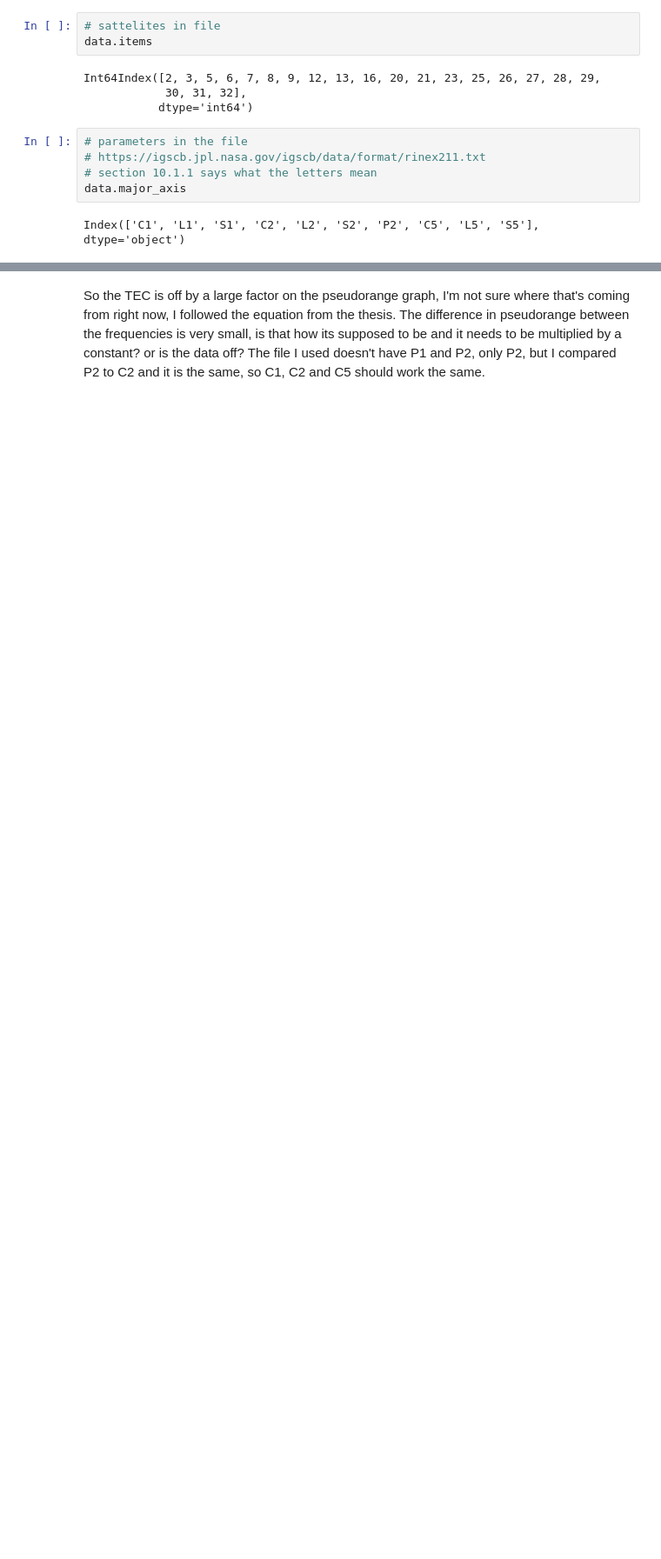
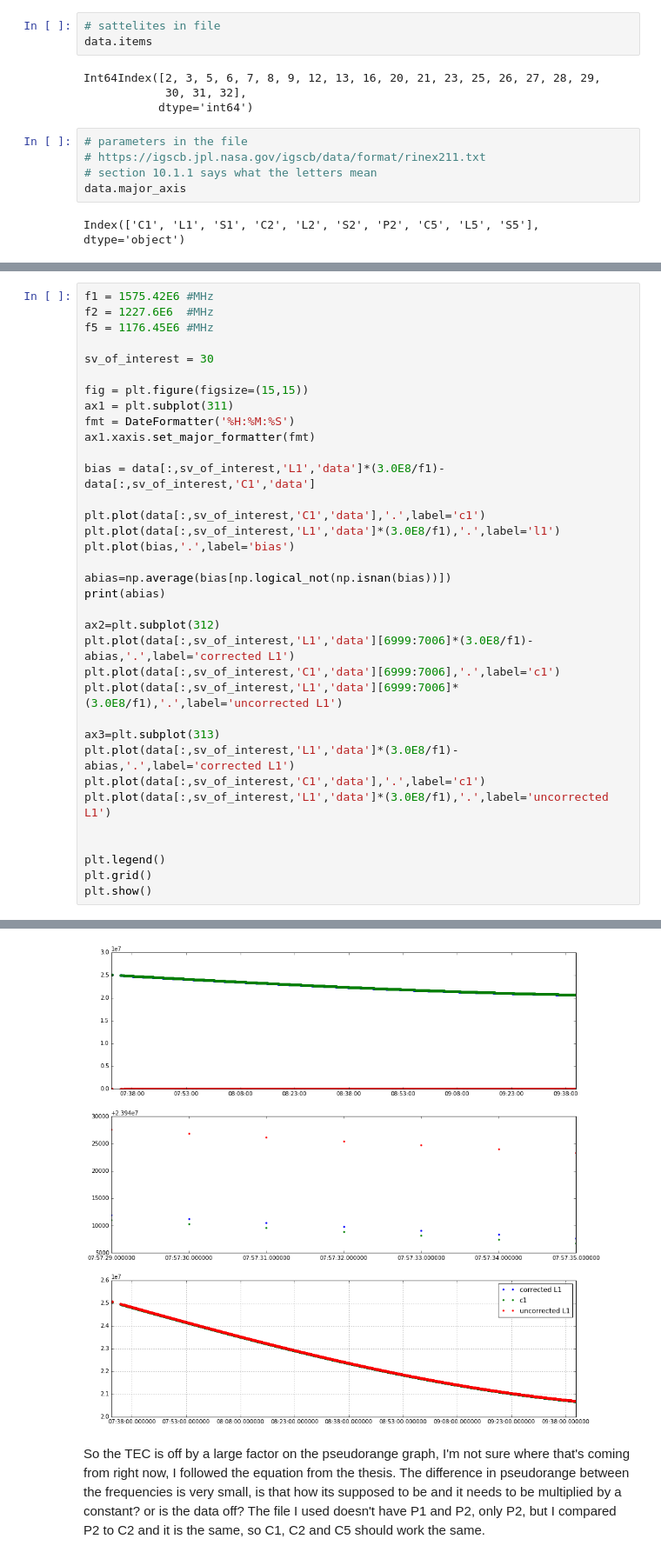
Before and after one commit to jswoboda/MahaliPlotting, a Jupyter notebook: read rinex demo/ReadRinex Demo.ipynb, the cells around one changed output, grey strips where cells are left out. Shown at 87% size. Drawn from its saved outputs; the diff is of its cells as text; blank space fills up the shorter version.

```diff
--- a/read rinex demo/ReadRinex Demo.ipynb
+++ b/read rinex demo/ReadRinex Demo.ipynb
@@ -79,0 +42,36 @@ plt.show()
+# %%
+f1 = 1575.42E6 #MHz
+f2 = 1227.6E6  #MHz
+f5 = 1176.45E6 #MHz
+
+sv_of_interest = 30
+
+fig = plt.figure(figsize=(15,15))
+ax1 = plt.subplot(311)
+fmt = DateFormatter('%H:%M:%S')
+ax1.xaxis.set_major_formatter(fmt)
+
+bias = data[:,sv_of_interest,'L1','data']*(3.0E8/f1)-data[:,sv_of_interest,'C1','data']
+
+plt.plot(data[:,sv_of_interest,'C1','data'],'.',label='c1')
+plt.plot(data[:,sv_of_interest,'L1','data']*(3.0E8/f1),'.',label='l1')
+plt.plot(bias,'.',label='bias')
+
+abias=np.average(bias[np.logical_not(np.isnan(bias))])
+print(abias)
+
+ax2=plt.subplot(312)
+plt.plot(data[:,sv_of_interest,'L1','data'][6999:7006]*(3.0E8/f1)-abias,'.',label='corrected L1')
+plt.plot(data[:,sv_of_interest,'C1','data'][6999:7006],'.',label='c1')
+plt.plot(data[:,sv_of_interest,'L1','data'][6999:7006]*(3.0E8/f1),'.',label='uncorrected L1')
+
+ax3=plt.subplot(313)
+plt.plot(data[:,sv_of_interest,'L1','data']*(3.0E8/f1)-abias,'.',label='corrected L1')
+plt.plot(data[:,sv_of_interest,'C1','data'],'.',label='c1')
+plt.plot(data[:,sv_of_interest,'L1','data']*(3.0E8/f1),'.',label='uncorrected L1')
+
+
+plt.legend()
+plt.grid()
+plt.show()
+# %% [output]
@@ -80,2 +79,3 @@ plt.show()
+[figure, added]
 # %% [markdown]
 So the TEC is off by a large factor on the pseudorange graph, I'm not sure where that's coming from right now, I followed the equation from the thesis. The difference in pseudorange between the frequencies is very small, is that how its supposed to be and it needs to be multiplied by a constant? or is the data off? The file I used doesn't have P1 and P2, only P2, but I compared P2 to C2 and it is the same, so C1, C2 and C5 should work the same.
```
Also changed, not shown: parts of 5 cells of this notebook, 4 other files.
